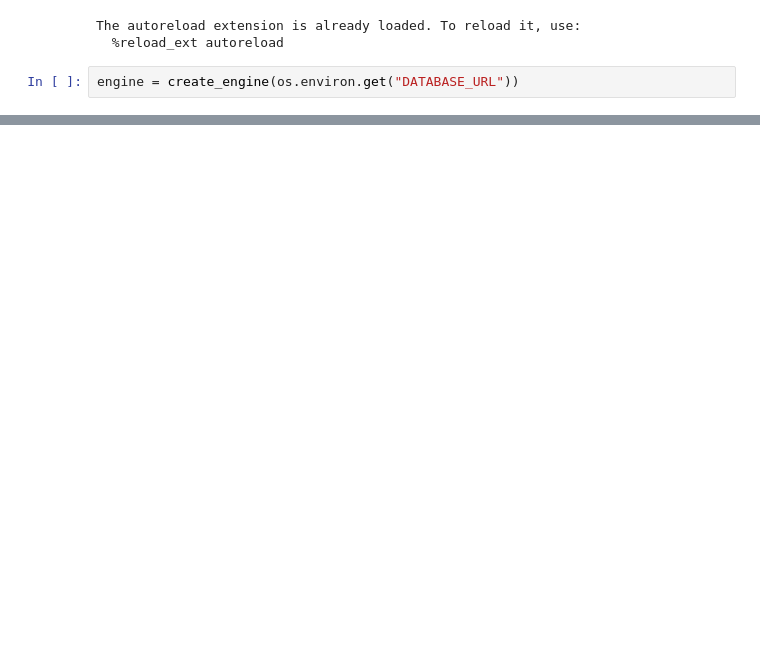
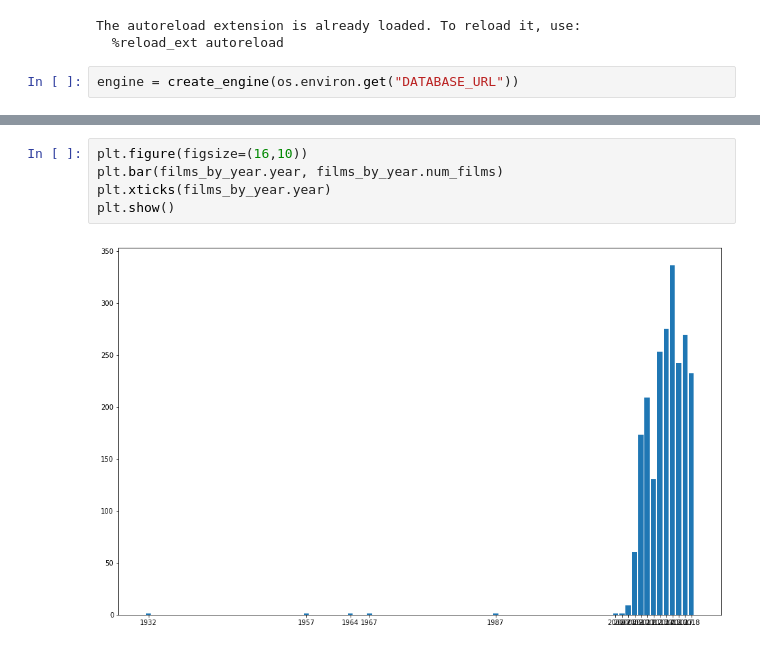
Before and after one commit to billwarker/feature-film-analysis, a Jupyter notebook: notebooks/1.0-initial-analysis.ipynb, the cells around one changed output, grey strips where cells are left out. Saved outputs shown, nothing was run; the diff lists cells and outputs as text; blank space fills up the shorter version.

```diff
--- a/notebooks/1.0-initial-analysis.ipynb
+++ b/notebooks/1.0-initial-analysis.ipynb
@@ -45,0 +93,7 @@ pd.read_sql_query(scripts.read("q1.sql"), engine)
+# %%
+plt.figure(figsize=(16,10))
+plt.bar(films_by_year.year, films_by_year.num_films)
+plt.xticks(films_by_year.year)
+plt.show()
+# %% [output]
+[figure, added]
```
Also changed, not shown: parts of 31 cells of this notebook, 5 other files.
